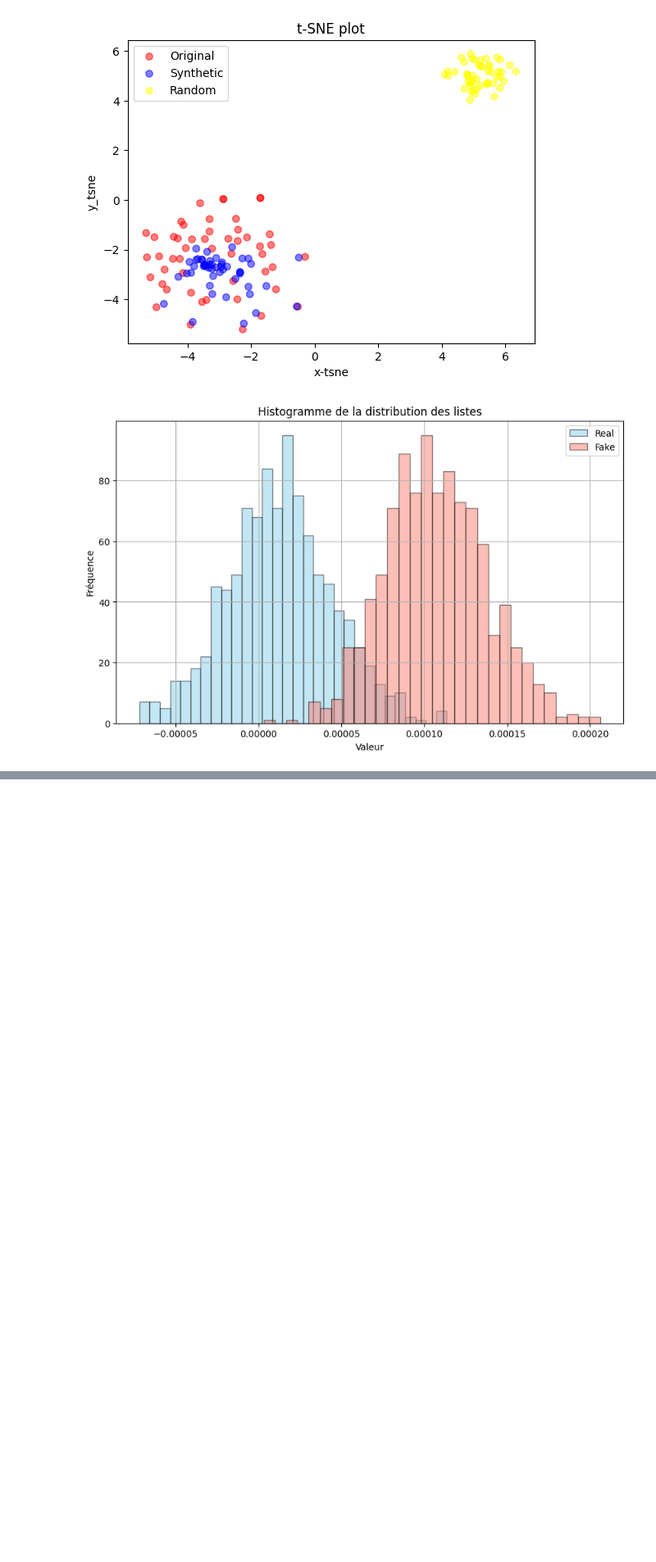
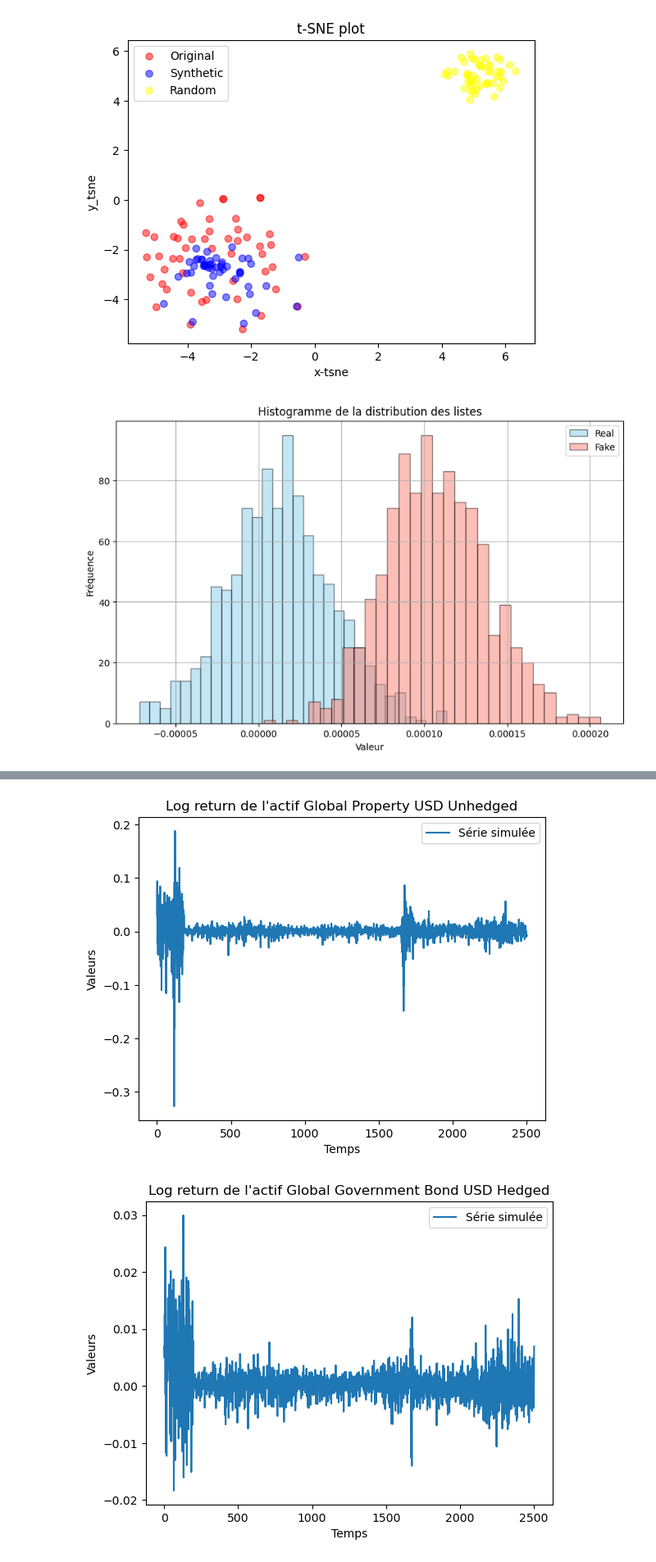
Before and after one commit to QMoayedpour/statapp-hsbc, a Jupyter notebook: gan_cnn.ipynb, the cells around one changed output, grey strips where cells are left out. Shown at 82% size. Drawn from its saved outputs; the diff is of its cells as text; code cells hidden in the pictures; blank space fills up the shorter version.

```diff
--- a/gan_cnn.ipynb
+++ b/gan_cnn.ipynb
@@ -154,0 +295,6 @@ plt.show()
+# %%
+for column in filtered_df.columns:
+    simple_plot(np.log(filtered_df[column]/filtered_df[column].shift(1))[1:], f"Log return de l'actif {column}")
+# %% [output]
+[figure, added]
+[figure, added]
```
Also changed, not shown: parts of 20 cells of this notebook, 1 other file.
